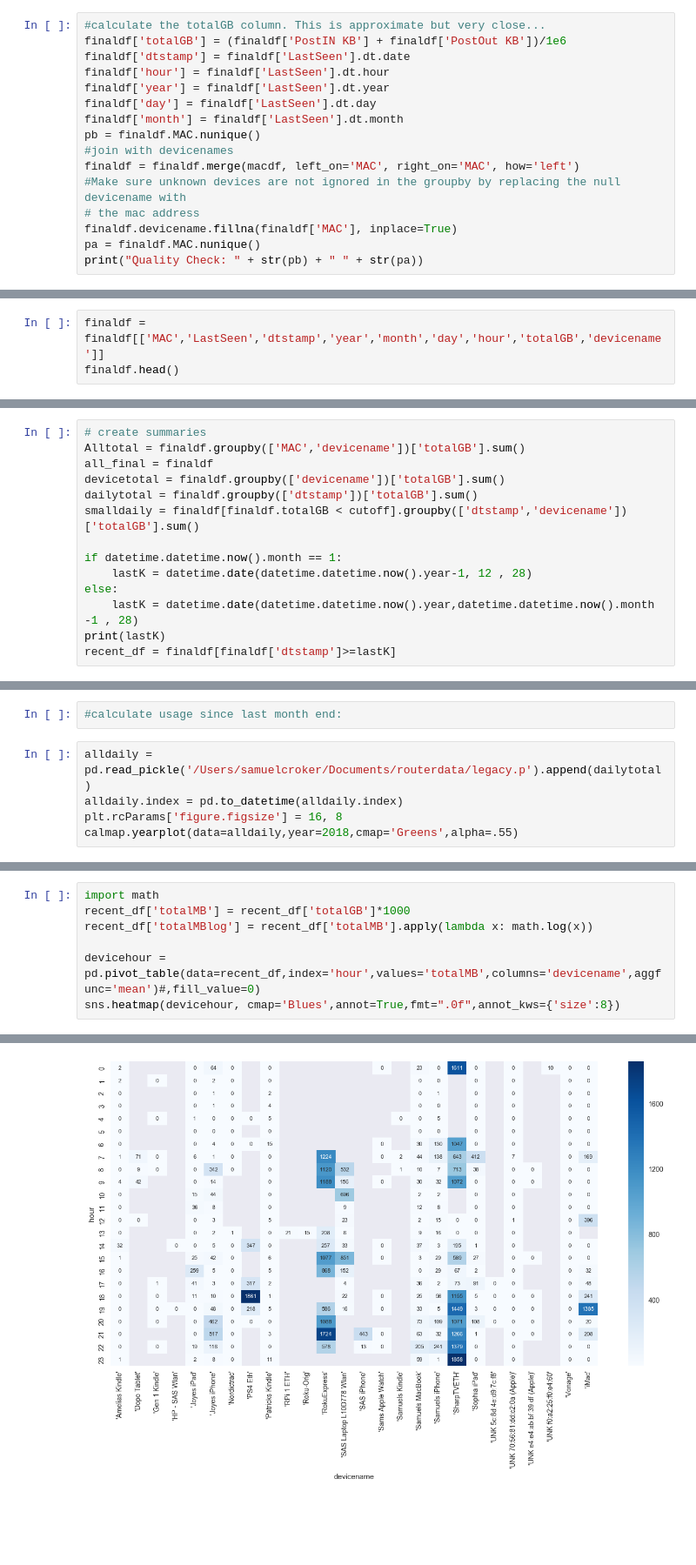
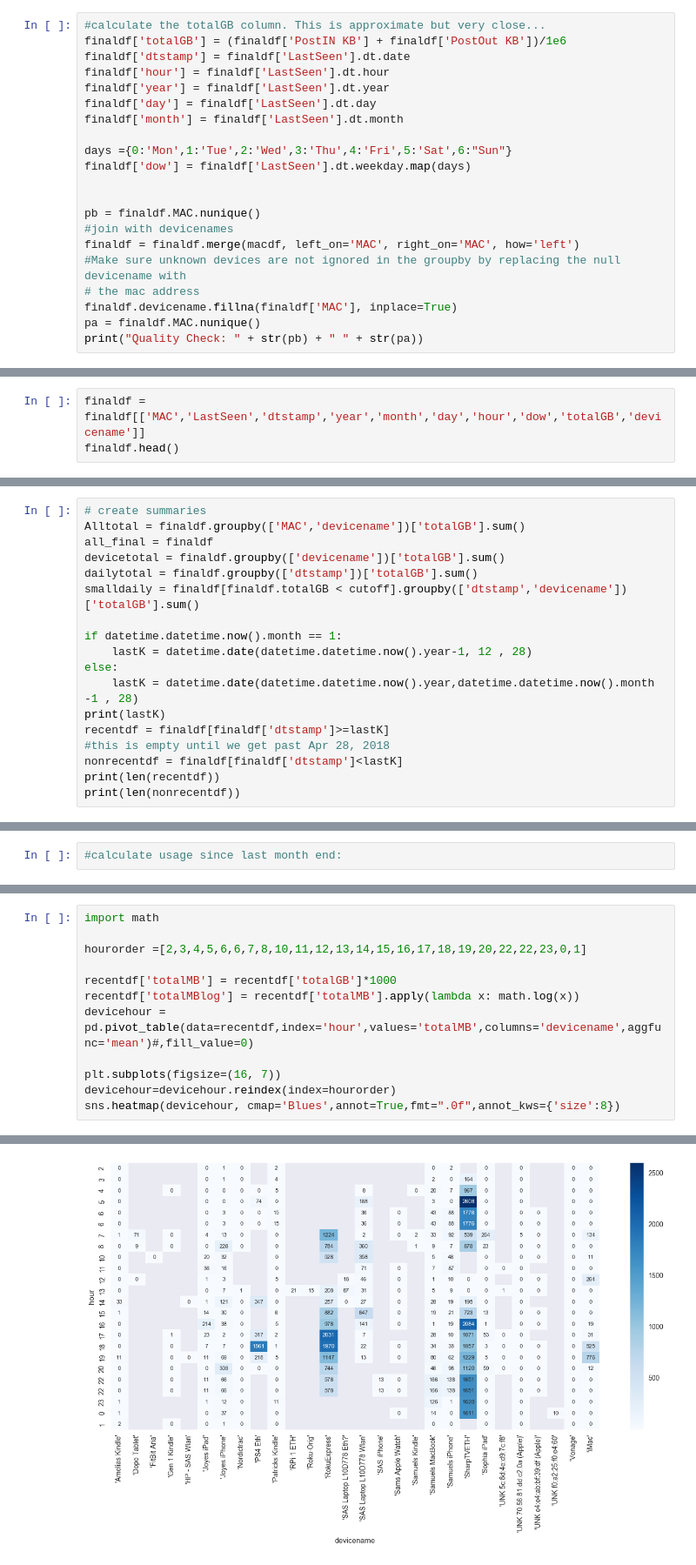
Before and after one commit to scoyote/Router-Tools, a Jupyter notebook: Parse Hourlyfile.ipynb, the cells around one changed output, grey strips where cells are left out. Shown: that part at 87% size. Saved outputs shown, nothing was run; the diff lists cells and outputs as text; blank space fills up the shorter version.

Commit message:
added hour indexing

```diff
--- a/Parse Hourlyfile.ipynb
+++ b/Parse Hourlyfile.ipynb
@@ -105,6 +105,11 @@ finaldf['hour'] = finaldf['LastSeen'].dt.hour
 finaldf['year'] = finaldf['LastSeen'].dt.year
 finaldf['day'] = finaldf['LastSeen'].dt.day
 finaldf['month'] = finaldf['LastSeen'].dt.month
+
+days ={0:'Mon',1:'Tue',2:'Wed',3:'Thu',4:'Fri',5:'Sat',6:"Sun"}
+finaldf['dow'] = finaldf['LastSeen'].dt.weekday.map(days)
+
+
 pb = finaldf.MAC.nunique()
 #join with devicenames
 finaldf = finaldf.merge(macdf, left_on='MAC', right_on='MAC', how='left')
@@ -118,4 +123,4 @@ Quality Check: 26 26
 # %%
-finaldf = finaldf[['MAC','LastSeen','dtstamp','year','month','day','hour','totalGB','devicename']]
+finaldf = finaldf[['MAC','LastSeen','dtstamp','year','month','day','hour','dow','totalGB','devicename']]
 finaldf.head()
 # %% [output]
@@ -144,6 +149,10 @@ if datetime.datetime.now().month == 1:
 else:
     lastK = datetime.date(datetime.datetime.now().year,datetime.datetime.now().month -1 , 28)
 print(lastK)
-recent_df = finaldf[finaldf['dtstamp']>=lastK]
+recentdf = finaldf[finaldf['dtstamp']>=lastK]
+#this is empty until we get past Apr 28, 2018
+nonrecentdf = finaldf[finaldf['dtstamp']<lastK]
+print(len(recentdf))
+print(len(nonrecentdf))
 # %% [output]
 2018-03-28
@@ -152,8 +163,3 @@ recent_df = finaldf[finaldf['dtstamp']>=lastK]
 ## Billing cycle ends on the 28th
 # %%
 #calculate usage since last month end:
-# %%
-alldaily = pd.read_pickle('/Users/samuelcroker/Documents/routerdata/legacy.p').append(dailytotal)
-alldaily.index = pd.to_datetime(alldaily.index)
-plt.rcParams['figure.figsize'] = 16, 8
-calmap.yearplot(data=alldaily,year=2018,cmap='Greens',alpha=.55)
@@ -210,11 +256,16 @@ pp0.set_title("Current Billing Cycle - Hourly Usage")
 # %%
 import math
-recent_df['totalMB'] = recent_df['totalGB']*1000
-recent_df['totalMBlog'] = recent_df['totalMB'].apply(lambda x: math.log(x))
 
-devicehour = pd.pivot_table(data=recent_df,index='hour',values='totalMB',columns='devicename',aggfunc='mean')#,fill_value=0)
+hourorder =[2,3,4,5,6,6,7,8,10,11,12,13,14,15,16,17,18,19,20,22,22,23,0,1]
+
+recentdf['totalMB'] = recentdf['totalGB']*1000
+recentdf['totalMBlog'] = recentdf['totalMB'].apply(lambda x: math.log(x))
+devicehour = pd.pivot_table(data=recentdf,index='hour',values='totalMB',columns='devicename',aggfunc='mean')#,fill_value=0)
+
+plt.subplots(figsize=(16, 7))
+devicehour=devicehour.reindex(index=hourorder)
 sns.heatmap(devicehour, cmap='Blues',annot=True,fmt=".0f",annot_kws={'size':8})
 # %% [output]
 <matplotlib.axes._subplots.AxesSubplot at 0x...>
-[figure, old version]
+[figure, new version]
 # %%
```
Also changed, not shown: parts of 15 cells of this notebook.
